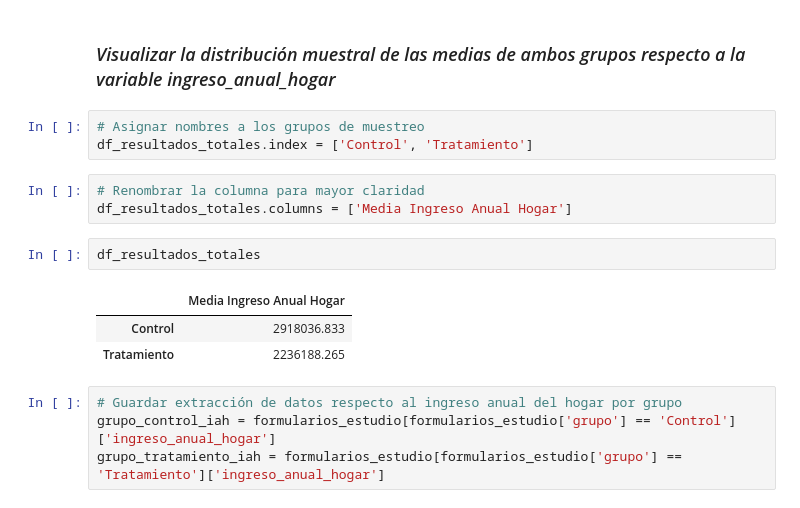
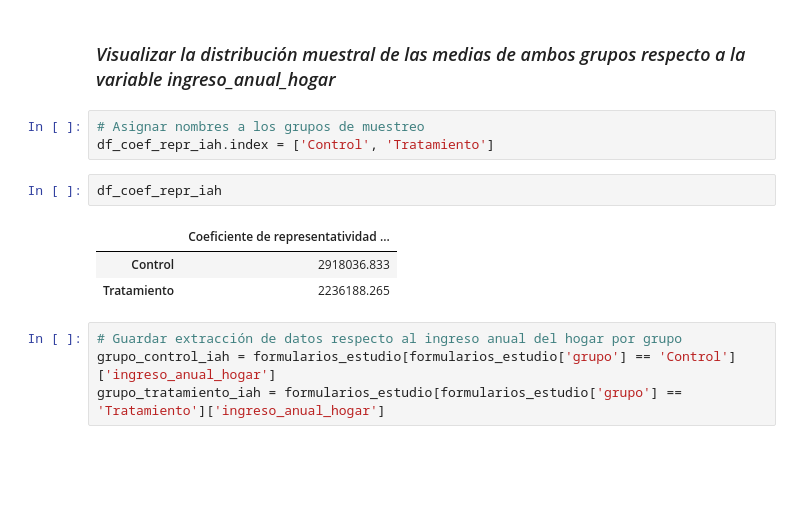
Before and after one commit to andreasoledadguerra/impact-evaluation-of-public-policy, a Jupyter notebook: impact_evaluation_policy.ipynb, the cells around one changed output. Cells and saved outputs as stored; diff of their text form; blank space fills up the shorter version.

Commit message:
refactor: update df_coef_repr_iah

```diff
--- a/impact_evaluation_policy.ipynb
+++ b/impact_evaluation_policy.ipynb
@@ -852,16 +852,13 @@ df_coef_repr_iah
 ### *Visualizar la distribución muestral de las medias de ambos grupos respecto a la variable ingreso_anual_hogar*
 # %%
 # Asignar nombres a los grupos de muestreo
-df_resultados_totales.index = ['Control', 'Tratamiento']
+df_coef_repr_iah.index = ['Control', 'Tratamiento']
-# %%
-# Renombrar la columna para mayor claridad
-df_resultados_totales.columns = ['Media Ingreso Anual Hogar']
-# %%
-df_resultados_totales
-# %% [output]
-|  | Media Ingreso Anual Hogar |
-| Control | 2918036.833 |
-| Tratamiento | 2236188.265 |
+# %%
+df_coef_repr_iah
+# %% [output]
+|  | Coeficiente de representatividad ... |
+| Control | 2918036.833 |
+| Tratamiento | 2236188.265 |
 # %%
 # Guardar extracción de datos respecto al ingreso anual del hogar por grupo
 grupo_control_iah = formularios_estudio[formularios_estudio['grupo'] == 'Control']['ingreso_anual_hogar']
```
